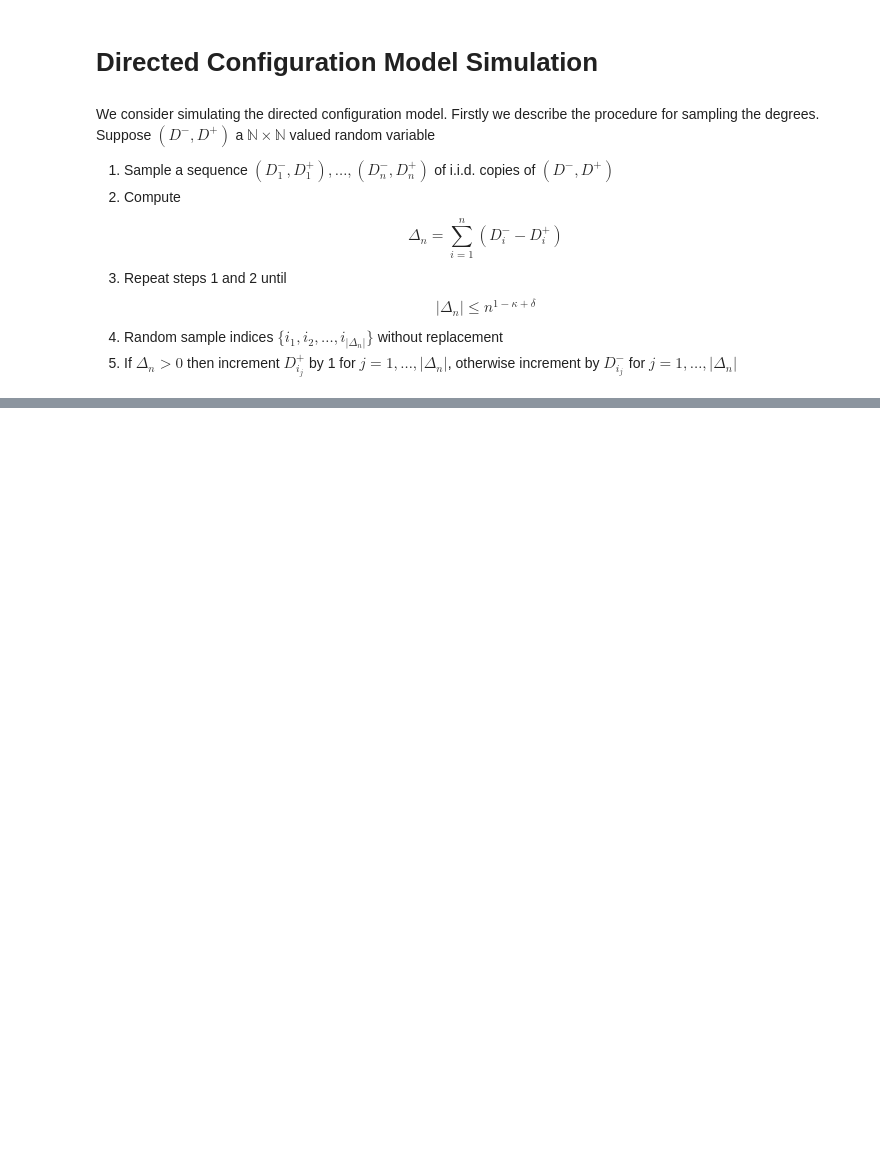
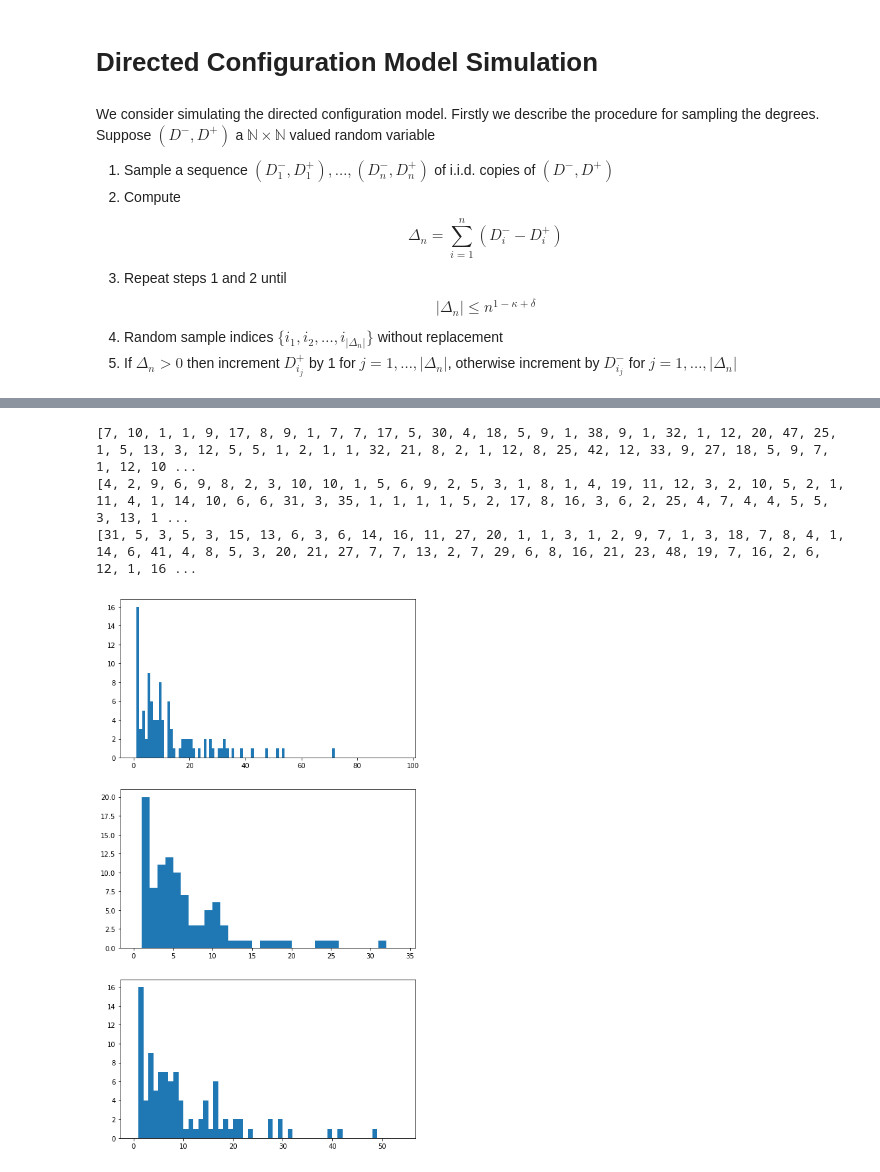
Before and after one commit to zhenengxie/directed_configuration_model, a Jupyter notebook: Directed Configuration Model Simulation.ipynb, the cells around one changed output, grey strips where cells are left out. Drawn from its saved outputs; the diff is of its cells as text; code cells hidden in the pictures; blank space fills up the shorter version.

Commit message:
added degree sampling method

```diff
--- a/Directed Configuration Model Simulation.ipynb
+++ b/Directed Configuration Model Simulation.ipynb
@@ -16,15 +16,3 @@ $$ \Delta_n = \sum_{i=1}^n (D^-_i - D^+_i) $$
 $$ \lvert \Delta_n \rvert \leq n^{1 - \kappa + \delta}$$
 4. Random sample indices $\{i_1, i_2, \ldots, i_{\lvert \Delta_n \rvert} \}$ without replacement
 5. If $\Delta_n > 0$ then increment $D^+_{i_j}$ by 1 for $j = 1, \ldots, \lvert \Delta_n \rvert$, otherwise increment by $D^-_{i_j}$ for $j = 1, \ldots, \lvert \Delta_n \rvert$
-# %%
-def sample_degree_sequence(in_out_degrees, n, kappa = 1/2, delta = 1/4):
-    """
-    in_out_degrees is a function which takes n and returns a list of n i.i.d. N^2 valued random tuples
-
-    n is the length of the degree sequence to sample
-
-    kappa
-
-    delta is the tolerance, a degree sequence is accepted if the total difference
-    between in and out degrees differs by n^delta
-    """
@@ -34,0 +108,61 @@ def dcm(degree_sequence):
+# %%
+def poisson_indep(n):
+    rate = 1
+    return np.random.poisson(rate, n), np.random.poisson(rate, n)
+
+def poisson_positive_corr(n):
+    rate = np.random.exponential(1/2, n)
+    return np.random.poisson(rate), np.random.poisson(rate)
+
+def poisson_negative_corr(n):
+    m = 3
+    c = np.random.random(n) * m
+
+    return np.random.poisson(c), np.random.poisson(m-c)
+
+def directed_gnp(n):
+    p = 1/n
+    forward_graph = nx.fast_gnp_random_graph(n, p)
+    backward_graph = nx.fast_gnp_random_graph(n, p)
+
+    G = nx.DiGraph()
+
+    for (v, w) in forward_graph.edges:
+        [x, y] = sorted([v, w])
+        G.add_edge(x, y)
+
+    for (v, w) in backward_graph.edges:
+        [y, x] = sorted([v, w])
+        G.add_edge(x, y)
+
+    return G
+
+# parameters
+
+tries = 100
+n = 1000
+degree_generator_list = [poisson_indep, poisson_positive_corr, poisson_negative_corr]
+
+# sampling the configuration mode
+
+fig, [ax1, ax2, ax3] = plt.subplots(3, 1, figsize=(8, 15))
+
+for degree_generator, ax in zip(degree_generator_list, [ax1, ax2, ax3]):
+    largest_component_sizes = []
+
+    for _ in range(tries):
+        in_degrees, out_degrees = sample_degree_sequence(degree_generator, n)
+        G = nx.directed_configuration_model(in_degrees, out_degrees)
+        #G = directed_gnp(n)
+
+        # finding the largest scc
+
+        scc_list = nx.strongly_connected_components(G)
+        largest_component_sizes.append(max(len(component) for component in scc_list))
+
+    ax.hist(largest_component_sizes, bins=range(max(largest_component_sizes)))
+# %% [output]
+[7, 10, 1, 1, 9, 17, 8, 9, 1, 7, 7, 17, 5, 30, 4, 18, 5, 9, 1, 38, 9, 1, 32, 1, 12, 20, 47, 25, 1, 5, 13, 3, 12, 5, 5, 1, 2, 1, 1, 32, 21, 8, 2, 1, 12, 8, 25, 42, 12, 33, 9, 27, 18, 5, 9, 7, 1, 12, 10 ...
+[4, 2, 9, 6, 9, 8, 2, 3, 10, 10, 1, 5, 6, 9, 2, 5, 3, 1, 8, 1, 4, 19, 11, 12, 3, 2, 10, 5, 2, 1, 11, 4, 1, 14, 10, 6, 6, 31, 3, 35, 1, 1, 1, 1, 5, 2, 17, 8, 16, 3, 6, 2, 25, 4, 7, 4, 4, 5, 5, 3, 13, 1 ...
+[31, 5, 3, 5, 3, 15, 13, 6, 3, 6, 14, 16, 11, 27, 20, 1, 1, 3, 1, 2, 9, 7, 1, 3, 18, 7, 8, 4, 1, 14, 6, 41, 4, 8, 5, 3, 20, 21, 27, 7, 7, 13, 2, 7, 29, 6, 8, 16, 21, 23, 48, 19, 7, 16, 2, 6, 12, 1, 16 ...
+[figure, added]
```
Also changed, not shown: parts of 8 cells of this notebook.
